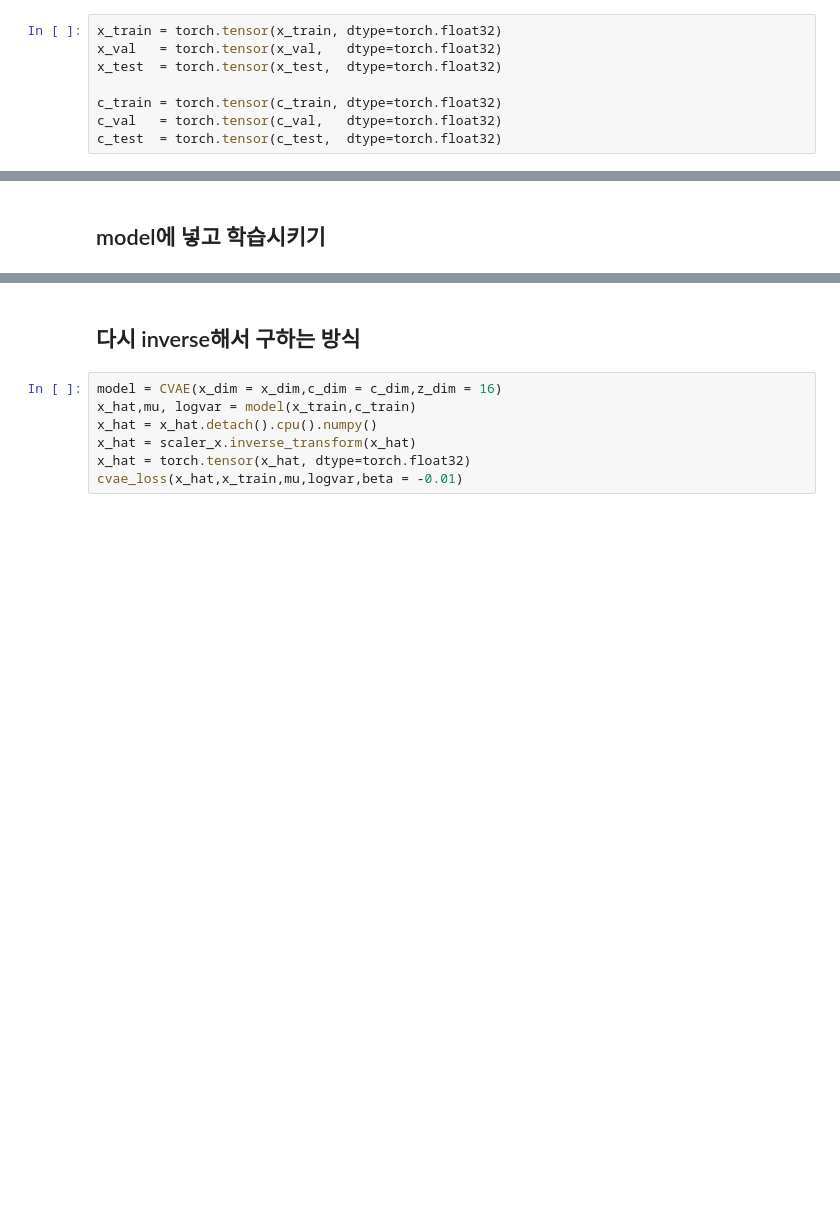
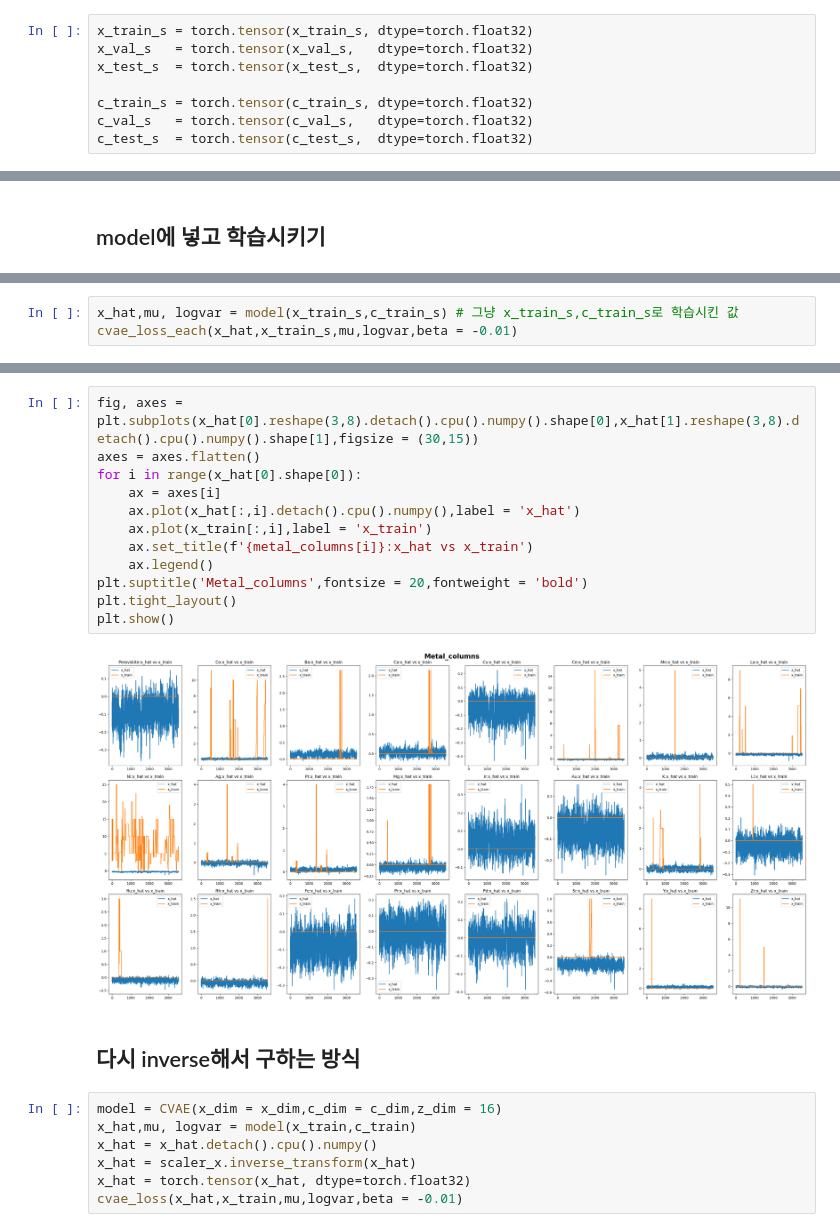
Before and after one commit to MINGYU-1/intern_practicing, a Jupyter notebook: earlystopping_optim.ipynb, the cells around one changed output, grey strips where cells are left out. Drawn from its saved outputs; the diff is of its cells as text; blank space fills up the shorter version.

```diff
--- a/earlystopping_optim.ipynb
+++ b/earlystopping_optim.ipynb
@@ -38,8 +60,8 @@ c_test = scaler_c.transform(c_test)
 # %%
-x_train = torch.tensor(x_train, dtype=torch.float32)
-x_val   = torch.tensor(x_val,   dtype=torch.float32)
-x_test  = torch.tensor(x_test,  dtype=torch.float32)
+x_train_s = torch.tensor(x_train_s, dtype=torch.float32)
+x_val_s   = torch.tensor(x_val_s,   dtype=torch.float32)
+x_test_s  = torch.tensor(x_test_s,  dtype=torch.float32)
 
-c_train = torch.tensor(c_train, dtype=torch.float32)
-c_val   = torch.tensor(c_val,   dtype=torch.float32)
-c_test  = torch.tensor(c_test,  dtype=torch.float32)
+c_train_s = torch.tensor(c_train_s, dtype=torch.float32)
+c_val_s   = torch.tensor(c_val_s,   dtype=torch.float32)
+c_test_s  = torch.tensor(c_test_s,  dtype=torch.float32)
@@ -58,0 +102,3 @@ cvae_loss(x_hat,x_train,mu,logvar,beta = -0.01)
+# %%
+x_hat,mu, logvar = model(x_train_s,c_train_s) # 그냥 x_train_s,c_train_s로 학습시킨 값
+cvae_loss_each(x_hat,x_train_s,mu,logvar,beta = -0.01)
@@ -59,3 +132,17 @@ cvae_loss(x_hat,x_train,mu,logvar,beta = -0.01)
+# %%
+fig, axes = plt.subplots(x_hat[0].reshape(3,8).detach().cpu().numpy().shape[0],x_hat[1].reshape(3,8).detach().cpu().numpy().shape[1],figsize = (30,15))
+axes = axes.flatten()
+for i in range(x_hat[0].shape[0]):
+    ax = axes[i]
+    ax.plot(x_hat[:,i].detach().cpu().numpy(),label = 'x_hat')
+    ax.plot(x_train[:,i],label = 'x_train')
+    ax.set_title(f'{metal_columns[i]}:x_hat vs x_train')
+    ax.legend()
+plt.suptitle('Metal_columns',fontsize = 20,fontweight = 'bold')
+plt.tight_layout()
+plt.show()
+# %% [output]
+[figure, added]
 # %% [markdown]
 ## 다시 inverse해서 구하는 방식
 # %%
```
Also changed, not shown: parts of 27 cells of this notebook.
